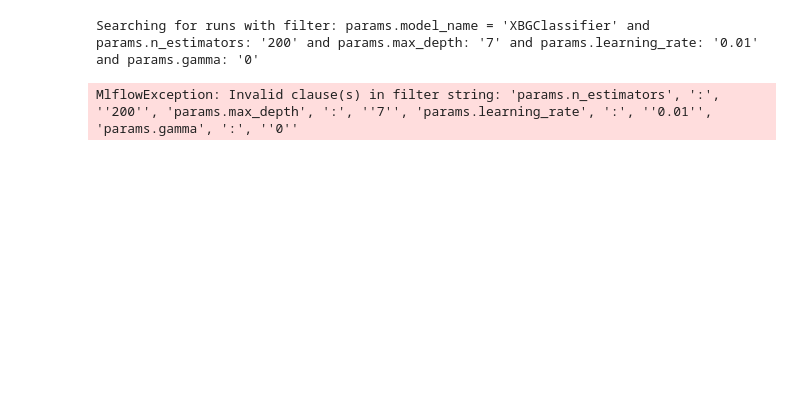
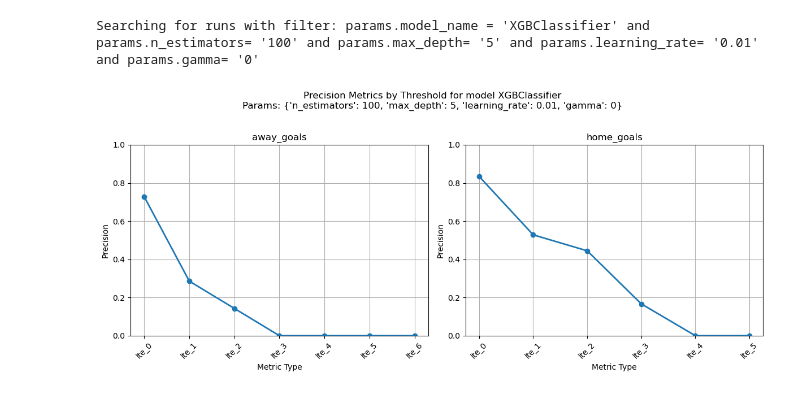
Before and after one commit to 1111111huang/betbot, a Jupyter notebook: notebooks/modeling/baseline.ipynb, the cells around one changed output. Drawn from its saved outputs; the diff is of its cells as text; code cells hidden in the pictures; blank space fills up the shorter version.

```diff
--- a/notebooks/modeling/baseline.ipynb
+++ b/notebooks/modeling/baseline.ipynb
@@ -122,9 +126,9 @@ No run found with name 'XBGClassifier_home_goals_n_estimators=200_max_depth=7_le
 # %%
 plot_run_metrics_side_by_side(experiment_name=TRAINGING_CONFIG['experiment_name'],
-                              model_name="XBGClassifier",
-                              model_param={'n_estimators': 200, 'max_depth': 7, 'learning_rate': 0.01, 'gamma': 0},
+                              model_name="XGBClassifier",
+                              model_param={'n_estimators': 100, 'max_depth': 5, 'learning_rate': 0.01, 'gamma': 0},
                               tracking_uri=f"{REPO_PATH}/mlflow",
                               metric_type="precision")
 # %% [output]
-Searching for runs with filter: params.model_name = 'XBGClassifier' and params.n_estimators: '200' and params.max_depth: '7' and params.learning_rate: '0.01' and params.gamma: '0'
+Searching for runs with filter: params.model_name = 'XGBClassifier' and params.n_estimators= '100' and params.max_depth= '5' and params.learning_rate= '0.01' and params.gamma= '0'
-MlflowException: Invalid clause(s) in filter string: 'params.n_estimators', ':', ''200'', 'params.max_depth', ':', ''7'', 'params.learning_rate', ':', ''0.01'', 'params.gamma', ':', ''0''
+[figure, added]
```
Also changed, not shown: parts of 3 cells of this notebook, 1 other file.
